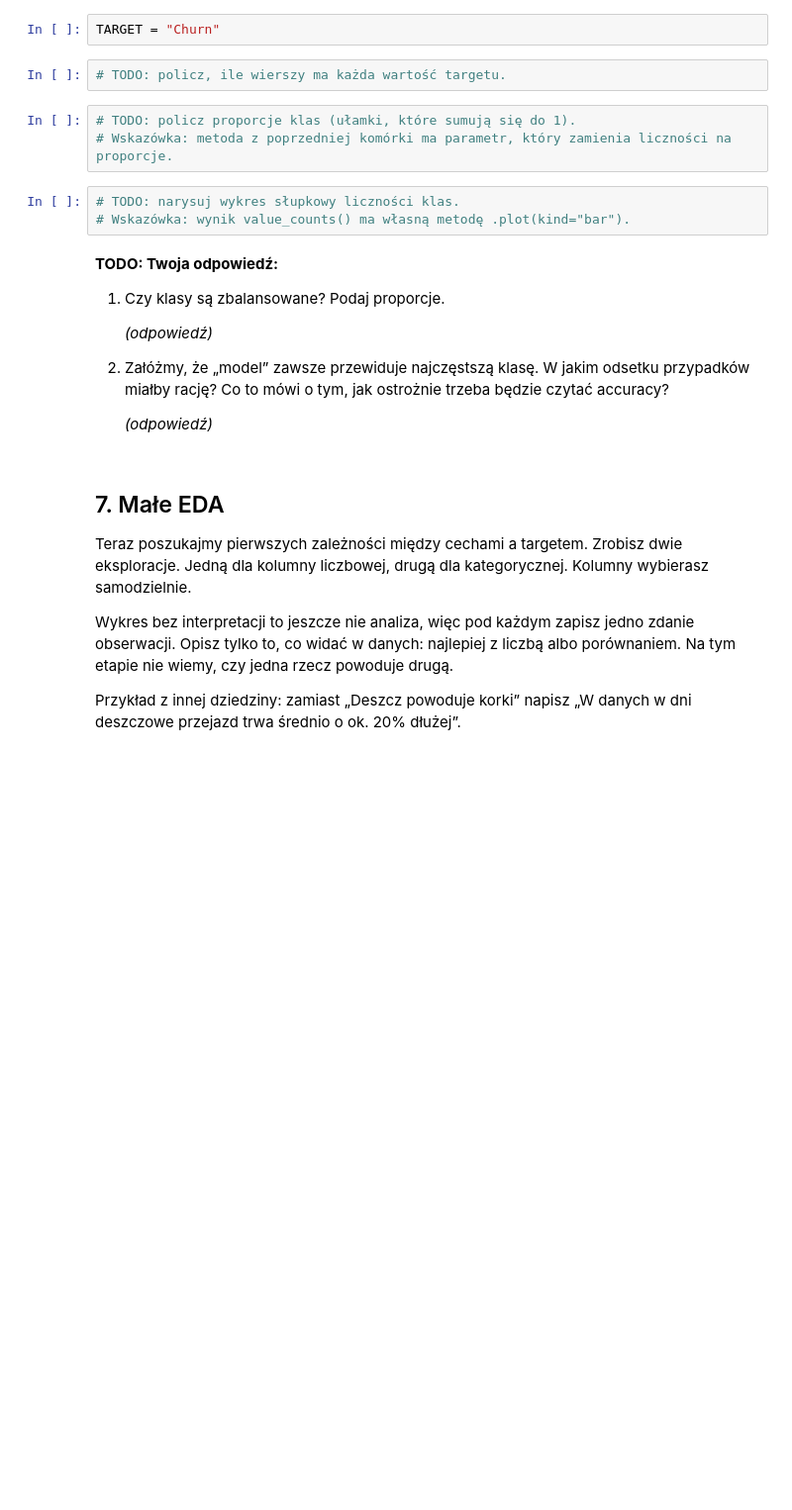
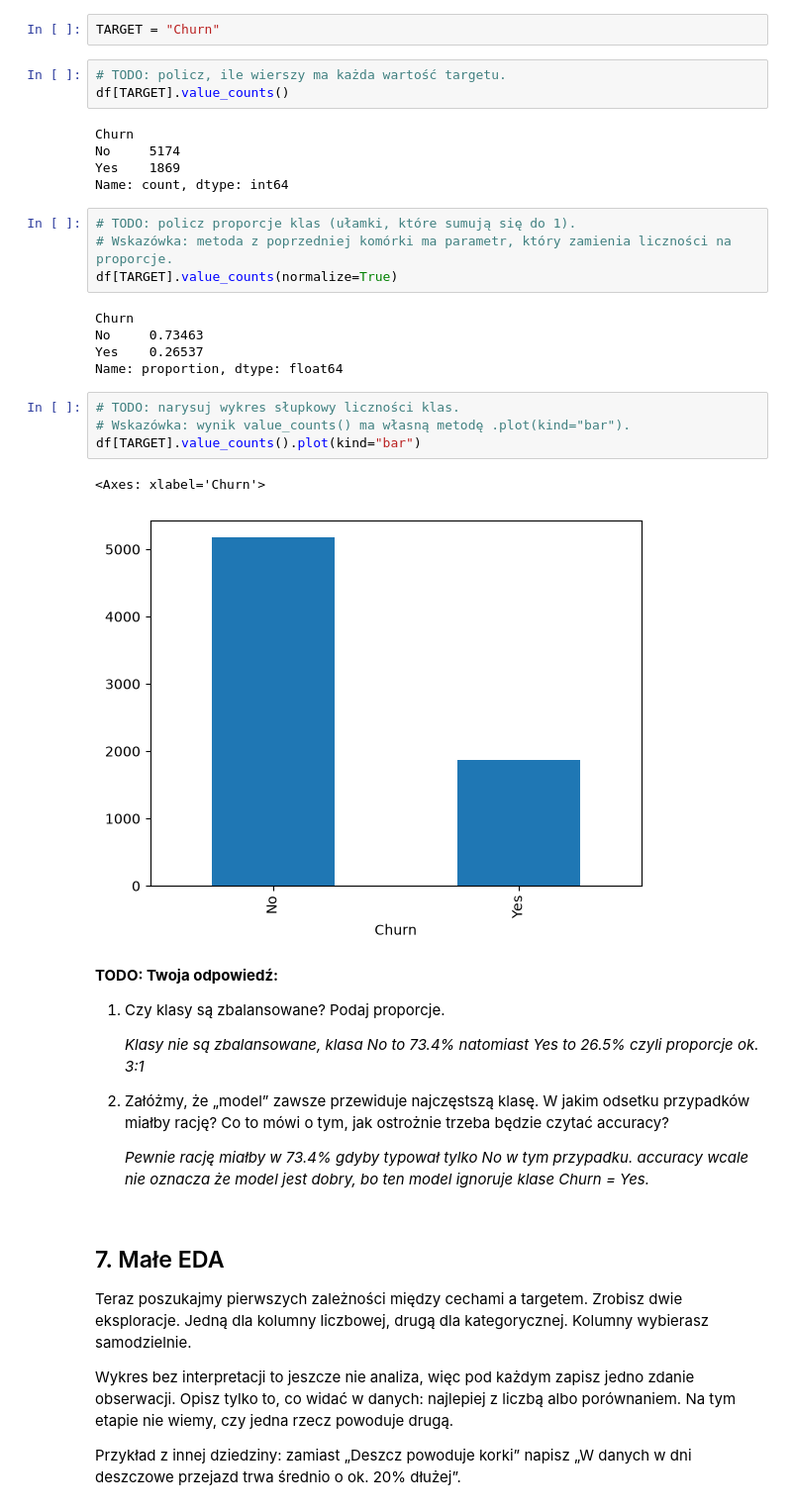
Before and after one commit to s29759/asi_s29759, a Jupyter notebook: notebooks/01_onboarding_eda.ipynb, the cells around one changed output. Shown at 99% size. Cells and saved outputs as stored; diff of their text form; blank space fills up the shorter version.

```diff
--- a/notebooks/01_onboarding_eda.ipynb
+++ b/notebooks/01_onboarding_eda.ipynb
@@ -256,22 +392,38 @@ Jak rozkładają się wartości targetu? Jego nazwę trzymamy w jednej zmiennej,
 TARGET = "Churn"
 # %%
 # TODO: policz, ile wierszy ma każda wartość targetu.
+df[TARGET].value_counts()
+# %% [output]
+Churn
+No     5174
+Yes    1869
+Name: count, dtype: int64
 # %%
 # TODO: policz proporcje klas (ułamki, które sumują się do 1).
 # Wskazówka: metoda z poprzedniej komórki ma parametr, który zamienia liczności na proporcje.
+df[TARGET].value_counts(normalize=True)
+# %% [output]
+Churn
+No     0.73463
+Yes    0.26537
+Name: proportion, dtype: float64
 # %%
 # TODO: narysuj wykres słupkowy liczności klas.
 # Wskazówka: wynik value_counts() ma własną metodę .plot(kind="bar").
+df[TARGET].value_counts().plot(kind="bar")
+# %% [output]
+<Axes: xlabel='Churn'>
+[figure, added]
 # %% [markdown]
 **TODO: Twoja odpowiedź:**
 
 1. Czy klasy są zbalansowane? Podaj proporcje.
 
-   *(odpowiedź)*
+   *Klasy nie są zbalansowane, klasa No to 73.4% natomiast Yes to 26.5% czyli proporcje ok. 3:1*
 
 2. Załóżmy, że „model” zawsze przewiduje najczęstszą klasę. W jakim odsetku przypadków miałby rację? Co to mówi o tym, jak ostrożnie trzeba będzie czytać accuracy?
 
-   *(odpowiedź)*
+   *Pewnie rację miałby w 73.4% gdyby typował tylko No w tym przypadku. accuracy wcale nie oznacza że model jest dobry, bo ten model ignoruje klase Churn = Yes.*
 # %% [markdown]
 ## 7. Małe EDA
 
```
Also changed, not shown: parts of 26 cells of this notebook, 1 other file.
